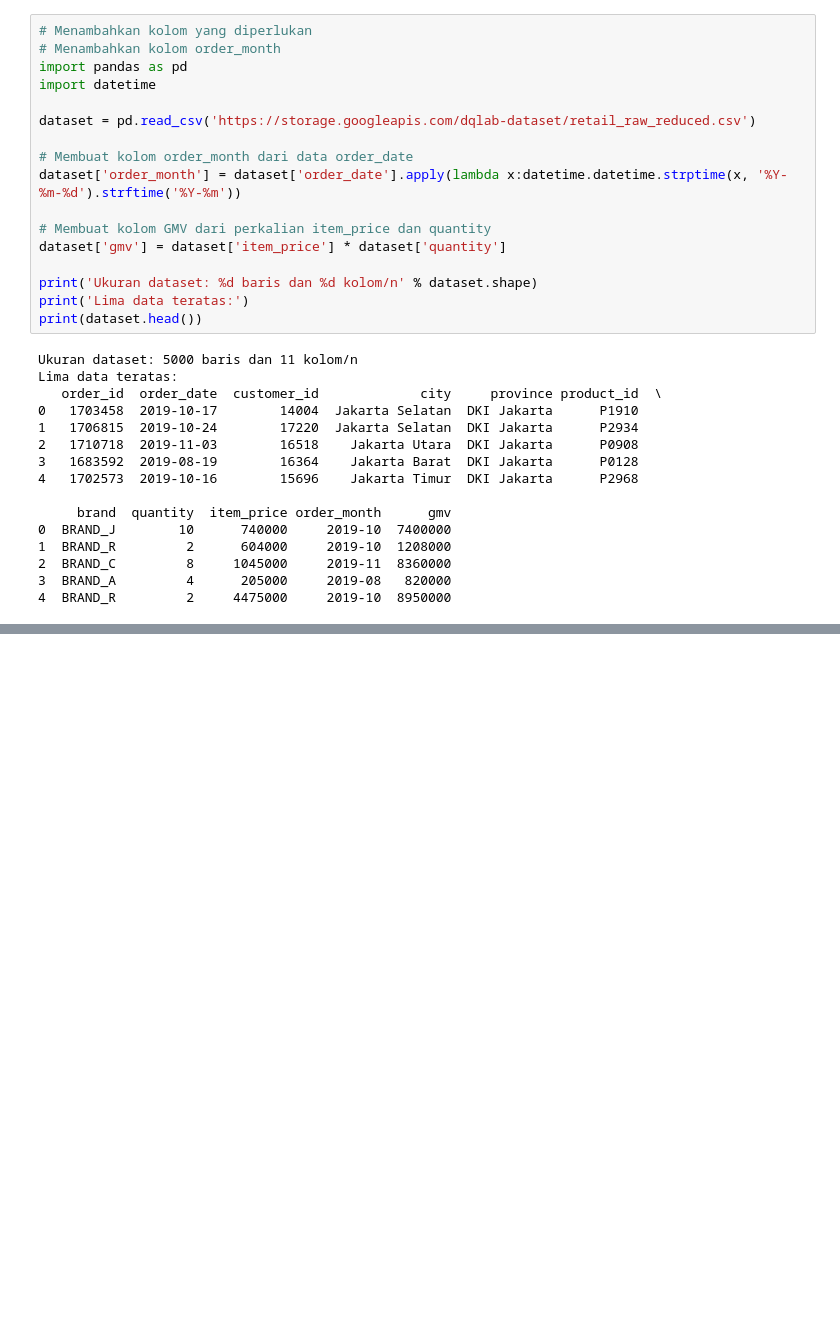
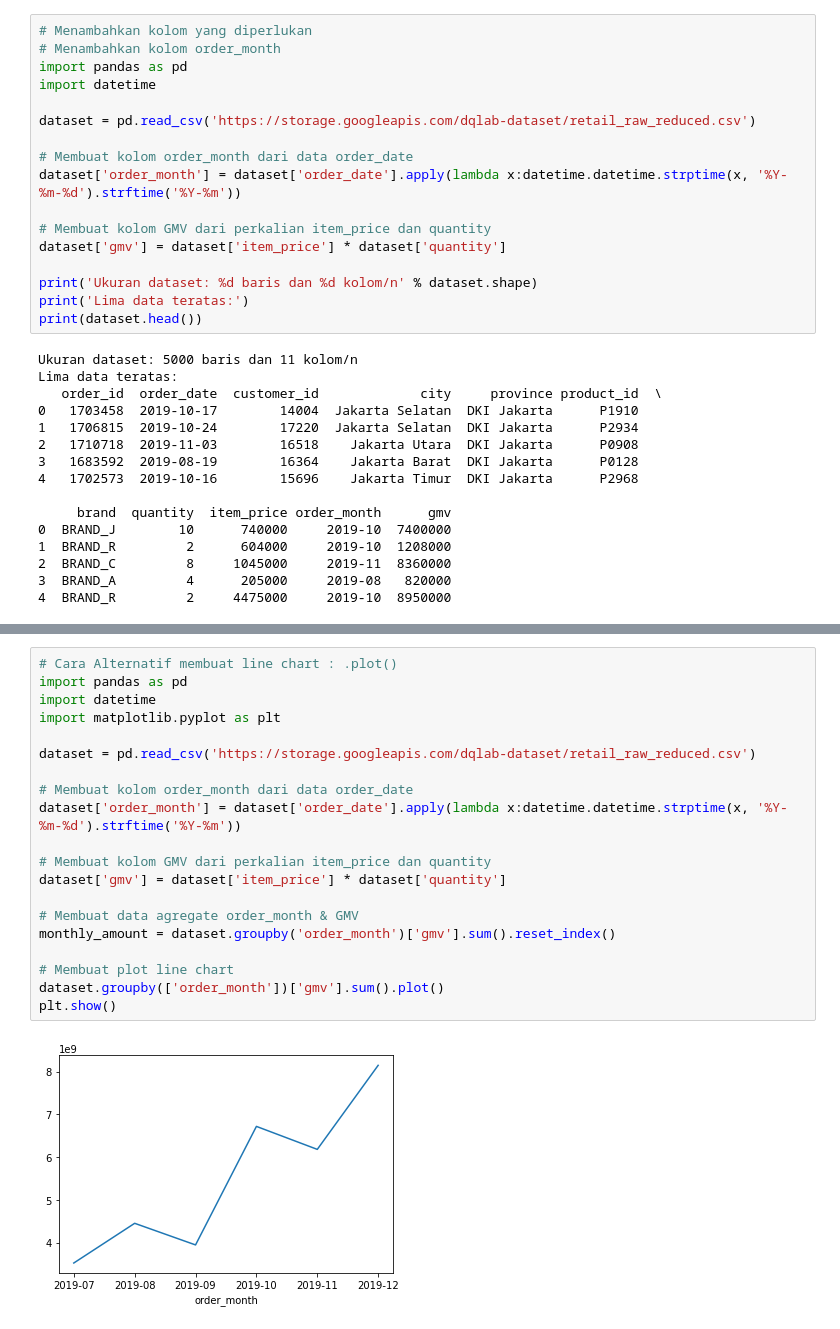
Before and after one commit to sendy-source/DQLab-Course, a Jupyter notebook: Fundamental Class/Data Visualization With Python Matplotlib For Beginner - Part 1/Langkah visualisasi chart dengan matplotlib.ipynb, the cells around one changed output, grey strips where cells are left out. Drawn from its saved outputs; the diff is of its cells as text; blank space fills up the shorter version.

```diff
--- a/Fundamental Class/Data Visualization With Python Matplotlib For Beginner - Part 1/Langkah visualisasi chart dengan matplotlib.ipynb
+++ b/Fundamental Class/Data Visualization With Python Matplotlib For Beginner - Part 1/Langkah visualisasi chart dengan matplotlib.ipynb
@@ -97,0 +149,22 @@ Lima data teratas:
+# %%
+# Cara Alternatif membuat line chart : .plot()
+import pandas as pd
+import datetime
+import matplotlib.pyplot as plt
+
+dataset = pd.read_csv('https://storage.googleapis.com/dqlab-dataset/retail_raw_reduced.csv')
+
+# Membuat kolom order_month dari data order_date
+dataset['order_month'] = dataset['order_date'].apply(lambda x:datetime.datetime.strptime(x, '%Y-%m-%d').strftime('%Y-%m'))
+
+# Membuat kolom GMV dari perkalian item_price dan quantity
+dataset['gmv'] = dataset['item_price'] * dataset['quantity']
+
+# Membuat data agregate order_month & GMV
+monthly_amount = dataset.groupby('order_month')['gmv'].sum().reset_index()
+
+# Membuat plot line chart
+dataset.groupby(['order_month'])['gmv'].sum().plot()
+plt.show()
+# %% [output]
+[figure, added]
```
Also changed, not shown: parts of 17 cells of this notebook, 3 other files.
